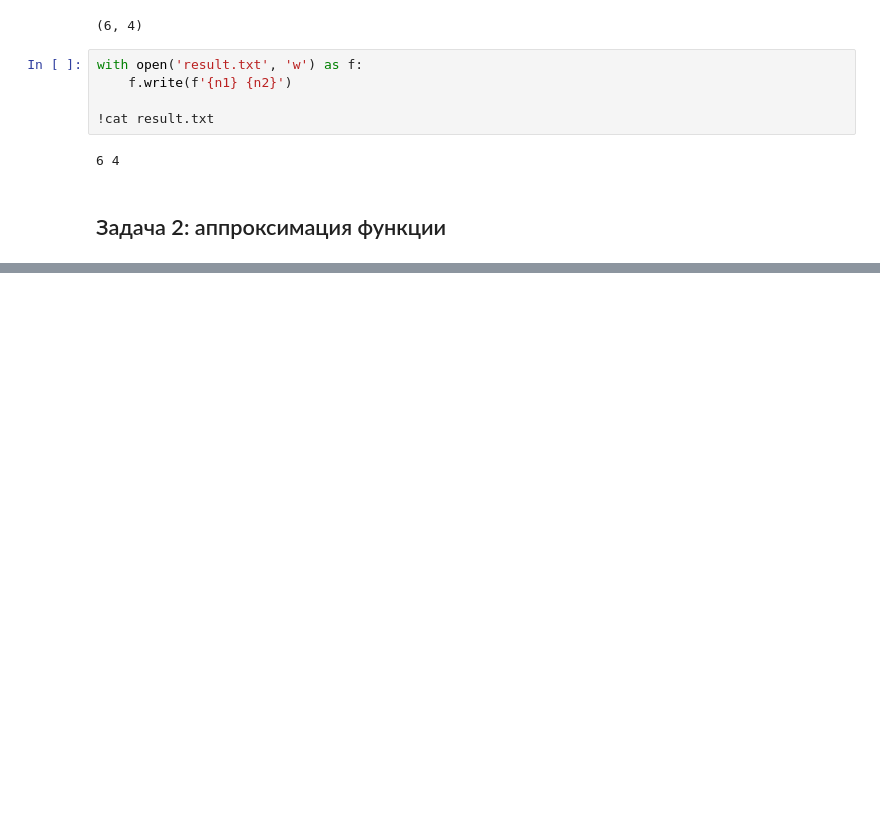
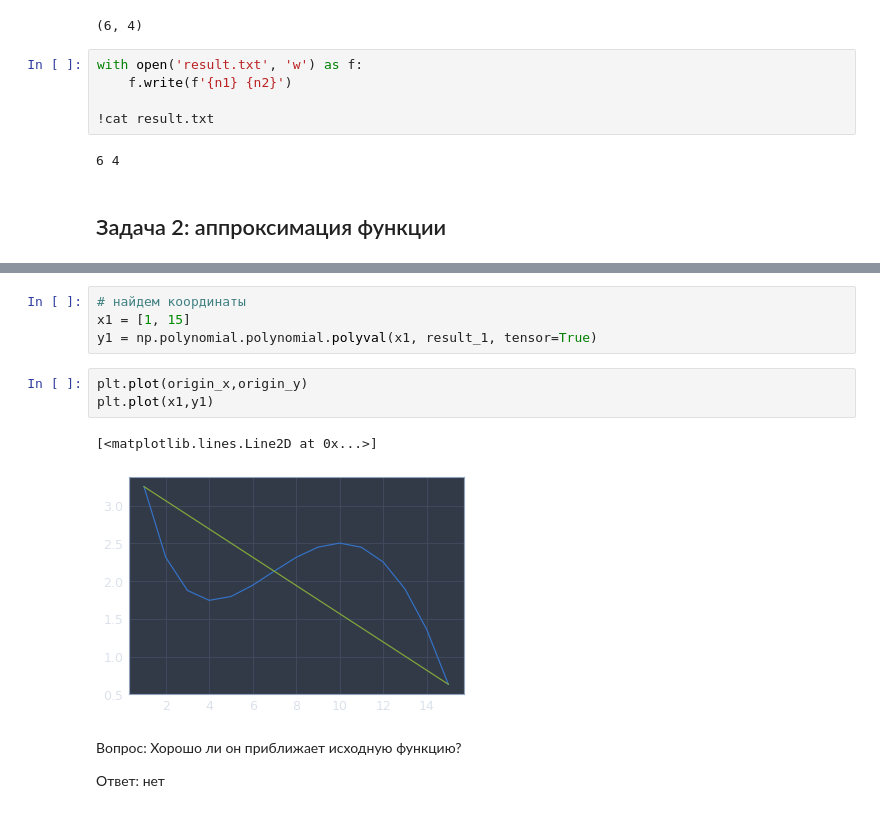
Before and after one commit to AndsoiIo/booster-MDS, a Jupyter notebook: week4/Линейная алгебра - сходство текстов и аппроксимация функций.ipynb, the cells around one changed output, grey strips where cells are left out. Drawn from its saved outputs; the diff is of its cells as text; blank space fills up the shorter version.

```diff
--- a/week4/Линейная алгебра - сходство текстов и аппроксимация функций.ipynb
+++ b/week4/Линейная алгебра - сходство текстов и аппроксимация функций.ipynb
@@ -99,0 +123,14 @@ def f(x):
+# %%
+# найдем координаты
+x1 = [1, 15]
+y1 = np.polynomial.polynomial.polyval(x1, result_1, tensor=True)
+# %%
+plt.plot(origin_x,origin_y)
+plt.plot(x1,y1)
+# %% [output]
+[<matplotlib.lines.Line2D at 0x...>]
+[figure, added]
+# %% [markdown]
+Вопрос: Хорошо ли он приближает исходную функцию?
+
+Ответ: нет
```
Also changed, not shown: parts of 15 cells of this notebook.
